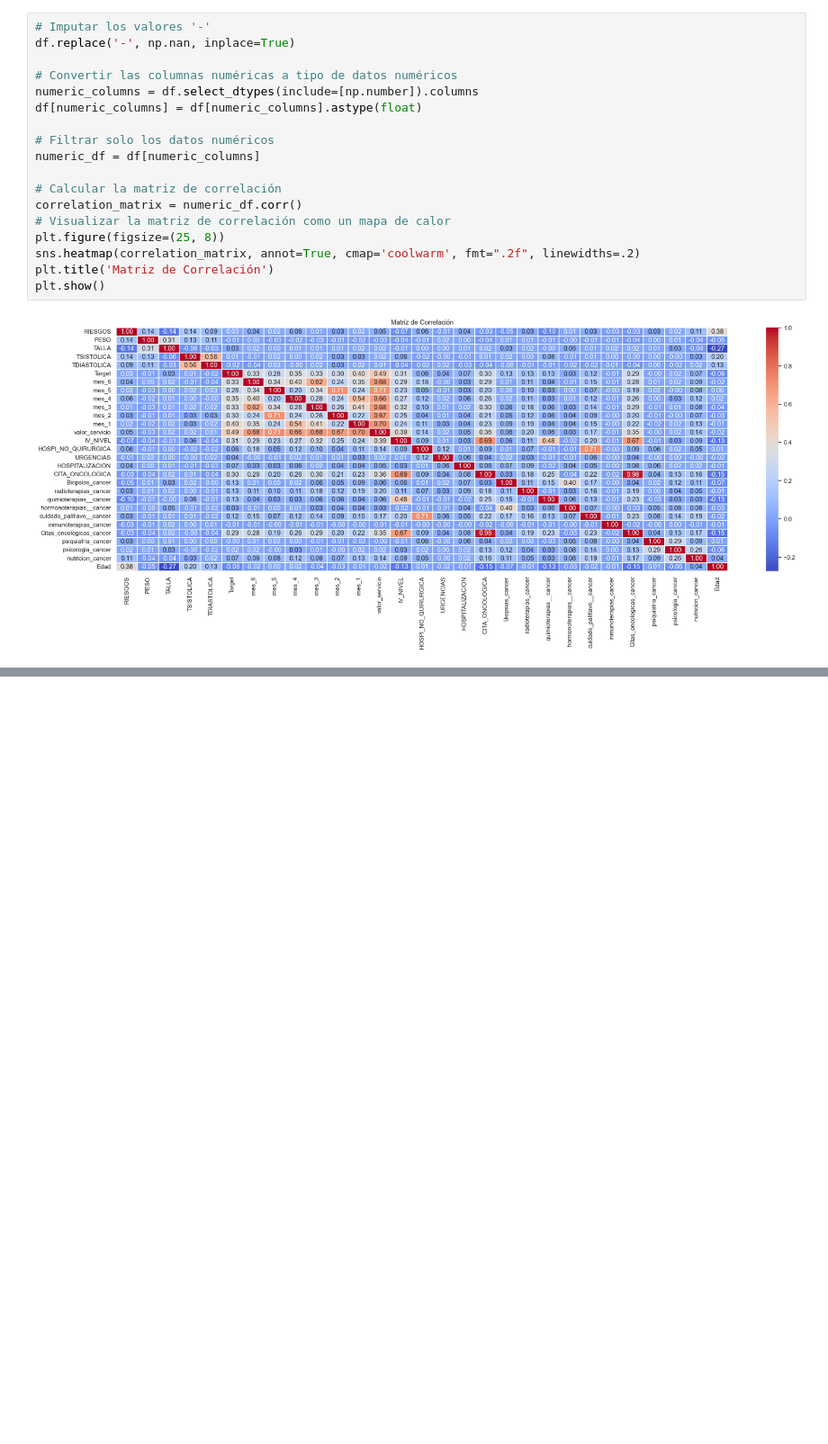
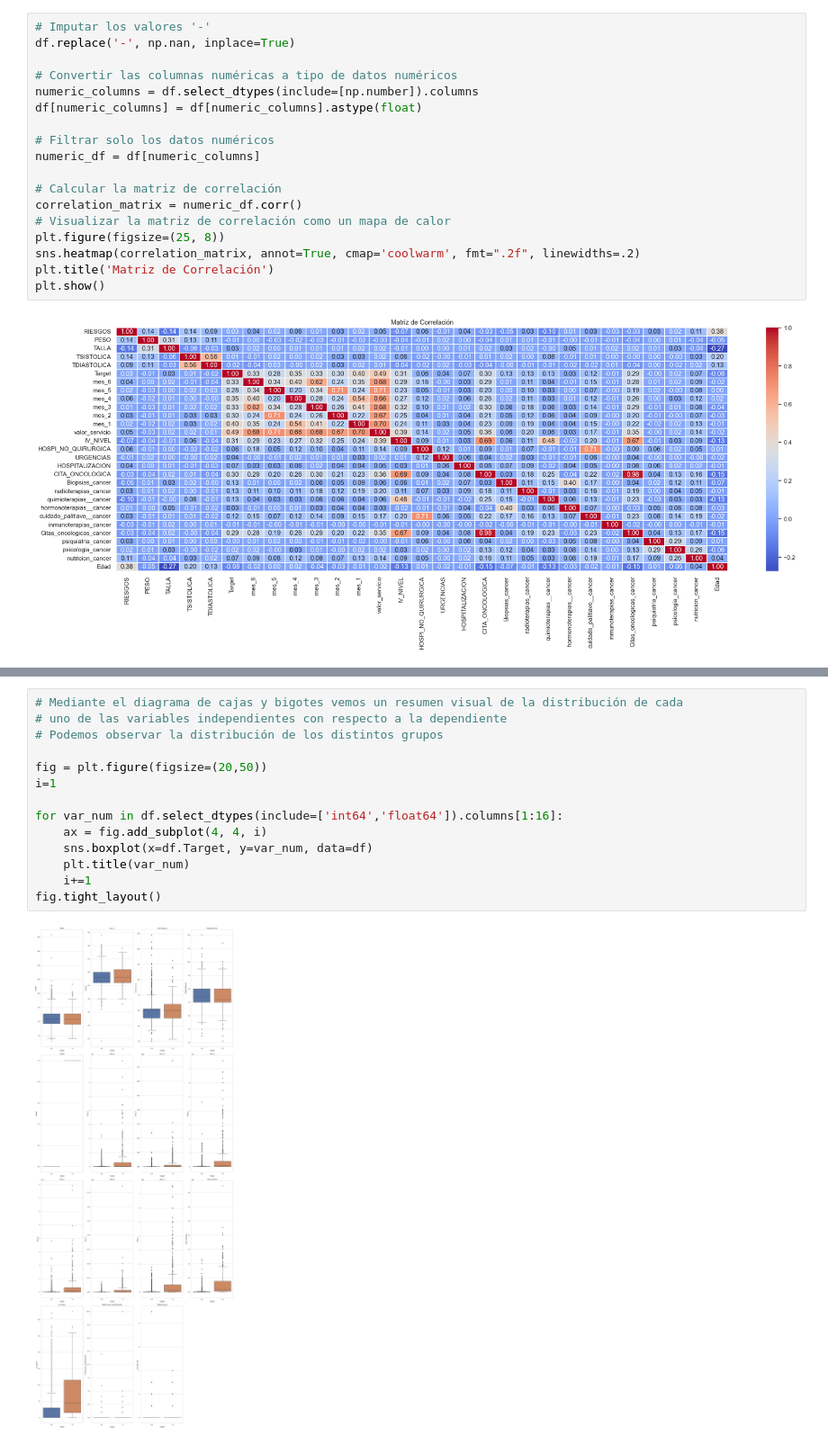
Before and after one commit to carlosjara/MCD_FAII, a Jupyter notebook: FAII/Talleres/Taller_Practico/1_data_understanding/data_understanding_cancer.ipynb, the cells around one changed output, grey strips where cells are left out. Shown at 90% size. Drawn from its saved outputs; the diff is of its cells as text; blank space fills up the shorter version.

```diff
--- a/FAII/Talleres/Taller_Practico/1_data_understanding/data_understanding_cancer.ipynb
+++ b/FAII/Talleres/Taller_Practico/1_data_understanding/data_understanding_cancer.ipynb
@@ -693,0 +781,16 @@ plt.show()
+# %%
+# Mediante el diagrama de cajas y bigotes vemos un resumen visual de la distribución de cada
+# uno de las variables independientes con respecto a la dependiente
+# Podemos observar la distribución de los distintos grupos
+
+fig = plt.figure(figsize=(20,50))
+i=1
+
+for var_num in df.select_dtypes(include=['int64','float64']).columns[1:16]:
+    ax = fig.add_subplot(4, 4, i)
+    sns.boxplot(x=df.Target, y=var_num, data=df)
+    plt.title(var_num)
+    i+=1
+fig.tight_layout()
+# %% [output]
+[figure, added]
```
Also changed, not shown: parts of 9 cells of this notebook.
